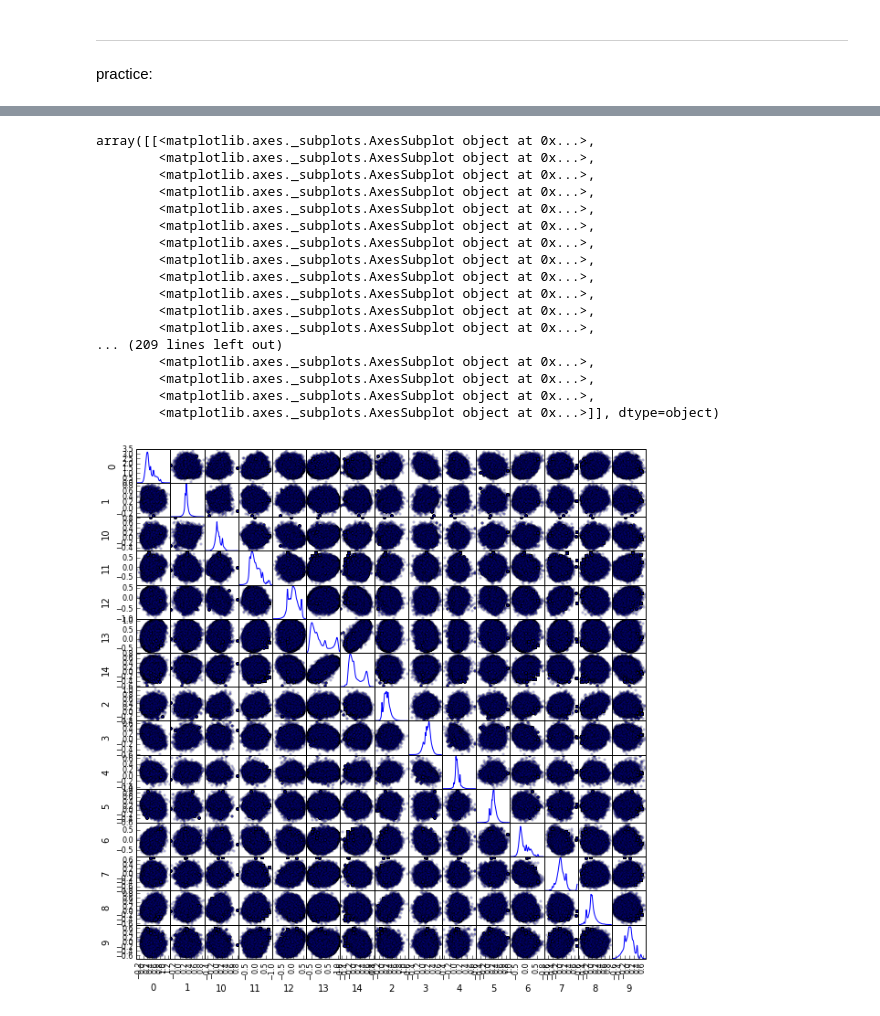
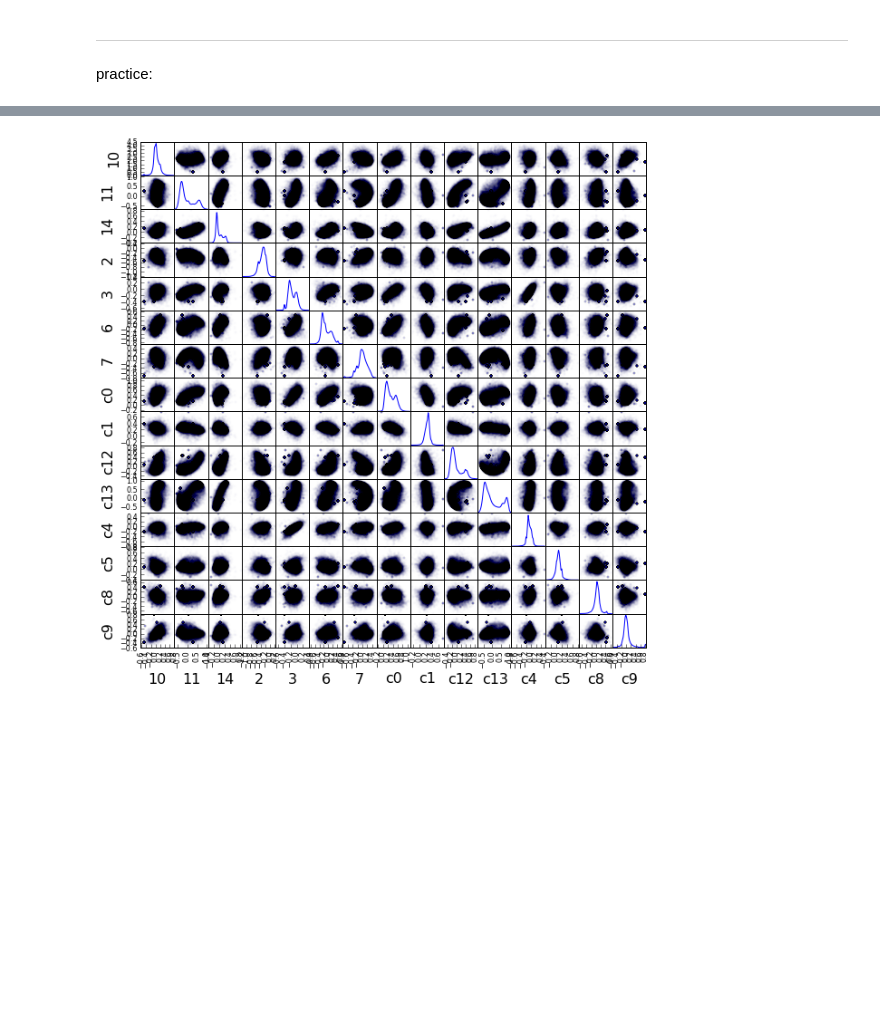
Before and after one commit to 2015ASTR511/EXD, a Jupyter notebook: apogee_pca.ipynb, the cells around one changed output, grey strips where cells are left out. Cells and saved outputs as stored; diff of their text form; code cells hidden in the pictures; blank space fills up the shorter version.

```diff
--- a/apogee_pca.ipynb
+++ b/apogee_pca.ipynb
@@ -69,7 +146,9 @@ def plotPanel(axes, xVec, yVec, zVec, CCstat="", CCtype="", xMin="", xMax="", yM
+# %%
+#############################################################################
+### read APOGEE parameters
+tempdata = pyfits.open('allStar-v603.fits')[1].data  # 163,278
+data = cleanseData(tempdata)
 # %%
-#############################################################################
-### read APOGEE parameters
-data = pyfits.open('allStar-v603.fits')[1].data  # 163,278
 # some ad hoc quality cuts
 OKcond = ((data['LOGG'] > -10) & (data['PARAM_M_H'] > -10))
 OKcond = (OKcond & (data['J'] > -10) & (data['J'] < 30))
@@ -77,4 +156,7 @@ OKcond = (OKcond & (data['H'] > -10) & (data['H'] < 30))
 OKcond = (OKcond & (data['K'] > -10) & (data['K'] < 30))
 # and some more severe cuts
 # we don't want very bright objects as they seem outliers (~500)
-OKcond = (OKcond & (data['K'] > 6.0))
+
+# add some prelim flag cuts!!! KLW edit -- 2/24. make all flags = 0
+#OKcond = (OKcond & (data['K'] > 6.0) * (data['STARFLAG'] == 0) & (data['ASPCAPFLAG'] == 0))
+print len(data[OKcond])
@@ -175,7 +259,6 @@ arr0 =  (dataOK['O_H'], dataOK['MG_H'], dataOK['SI_H'], dataOK['S_H'],
 
 arr = normalize( np.array(arr0).transpose() )
 
-pca.fit(arr)
-X = pca.transform(arr)
-print pca
+#X = pca.fit(arr)
+X = pca.fit_transform(arr)
 evals = pca.explained_variance_ratio_
@@ -338,27 +495,11 @@ figure = triangle.corner(coeff[:,:7])
 # %%
 coeff = pca.transform(X)
-df = pd.DataFrame({'0':coeff[:,0],'1':coeff[:,1],'2':coeff[:,2], '3':coeff[:,3],
-                   '4':coeff[:,4],'5':coeff[:,5],'6':coeff[:,6], '7':coeff[:,7],
-                   '8':coeff[:,8],'9':coeff[:,9],'10':coeff[:,10], '11':coeff[:,11],
-                   '12':coeff[:,12],'13':coeff[:,13],'14':coeff[:,14]})
+df = pd.DataFrame({'c0':coeff[:,0],'c1':coeff[:,1],'2':coeff[:,2], '3':coeff[:,3],
+                   'c4':coeff[:,4],'c5':coeff[:,5],'6':coeff[:,6], '7':coeff[:,7],
+                   'c8':coeff[:,8],'c9':coeff[:,9],'10':coeff[:,10], '11':coeff[:,11],
+                   'c12':coeff[:,12],'c13':coeff[:,13],'14':coeff[:,14]})
 # %%
-pd.scatter_matrix(df, alpha=0.2, figsize=(10, 10), diagonal='kde')
+pd.scatter_matrix(df, alpha=0.01, figsize=(10, 10), diagonal='kde')
+plt.show()
 # %% [output]
-array([[<matplotlib.axes._subplots.AxesSubplot object at 0x...>,
-        <matplotlib.axes._subplots.AxesSubplot object at 0x...>,
-        <matplotlib.axes._subplots.AxesSubplot object at 0x...>,
-        <matplotlib.axes._subplots.AxesSubplot object at 0x...>,
-        <matplotlib.axes._subplots.AxesSubplot object at 0x...>,
-        <matplotlib.axes._subplots.AxesSubplot object at 0x...>,
-        <matplotlib.axes._subplots.AxesSubplot object at 0x...>,
-        <matplotlib.axes._subplots.AxesSubplot object at 0x...>,
-        <matplotlib.axes._subplots.AxesSubplot object at 0x...>,
-        <matplotlib.axes._subplots.AxesSubplot object at 0x...>,
-        <matplotlib.axes._subplots.AxesSubplot object at 0x...>,
-        <matplotlib.axes._subplots.AxesSubplot object at 0x...>,
-... (209 lines left out)
-        <matplotlib.axes._subplots.AxesSubplot object at 0x...>,
-        <matplotlib.axes._subplots.AxesSubplot object at 0x...>,
-        <matplotlib.axes._subplots.AxesSubplot object at 0x...>,
-        <matplotlib.axes._subplots.AxesSubplot object at 0x...>]], dtype=object)
-[figure, old version]
+[figure, new version]
```
Also changed, not shown: parts of 25 cells of this notebook.
